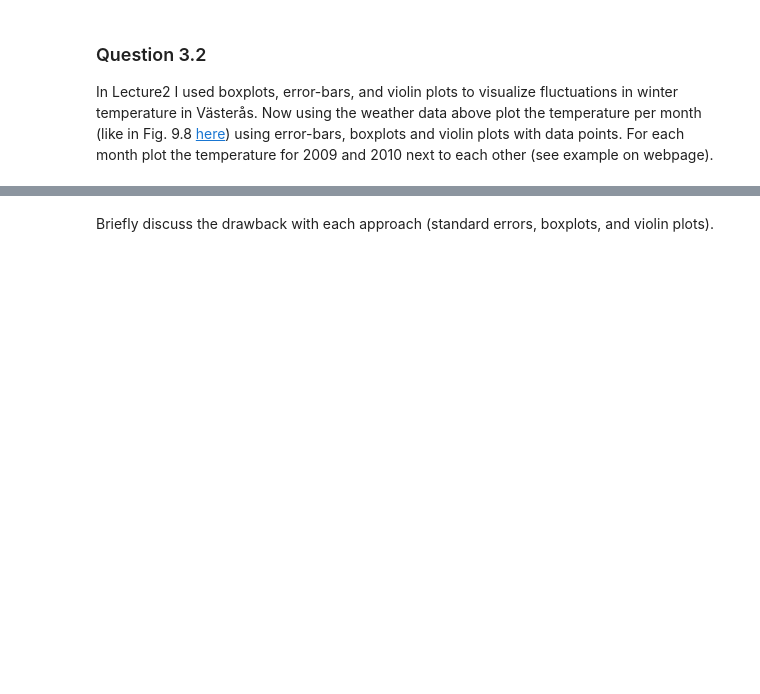
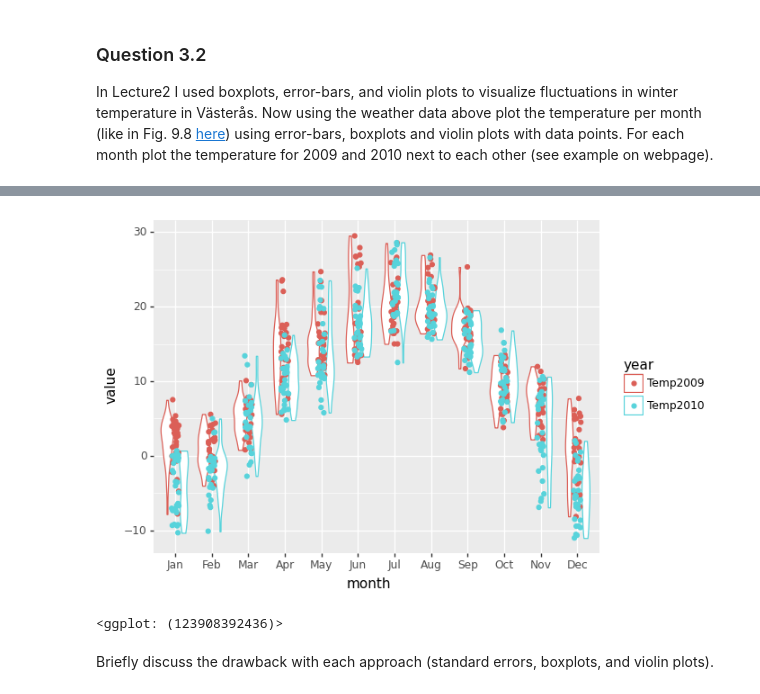
Before and after one commit to AxelEiman/SciVis, a Jupyter notebook: HW1/Homework1.ipynb, the cells around one changed output, grey strips where cells are left out. Drawn from its saved outputs; the diff is of its cells as text; code cells hidden in the pictures; blank space fills up the shorter version.

Commit message:
Attempt jitter position

```diff
--- a/HW1/Homework1.ipynb
+++ b/HW1/Homework1.ipynb
@@ -202,3 +213,18 @@ In Lecture2 I used boxplots, error-bars, and violin plots to visualize fluctuati
+# %%
+# Insert code here using violin plot with dots
+
+# Remember to print the visual
+(
+    ggplot(weather_tidy, aes(x='month', y='value', color='year'))
+    + geom_violin()
+    + geom_point(position=position_jitter(width=0.1)) # aes(x=stage(after_stat='color', after_scale='x'))
+    + scale_x_discrete(limits=weather_tidy["month"].unique())
+)
+
+# TODO fix subposition for point/jitter plot
+# %% [output]
+[figure, added]
+<ggplot: (123908392436)>
 # %% [markdown]
 Briefly discuss the drawback with each approach (standard errors, boxplots, and violin plots).
 # %% [markdown]
```
Also changed, not shown: parts of 6 cells of this notebook.
